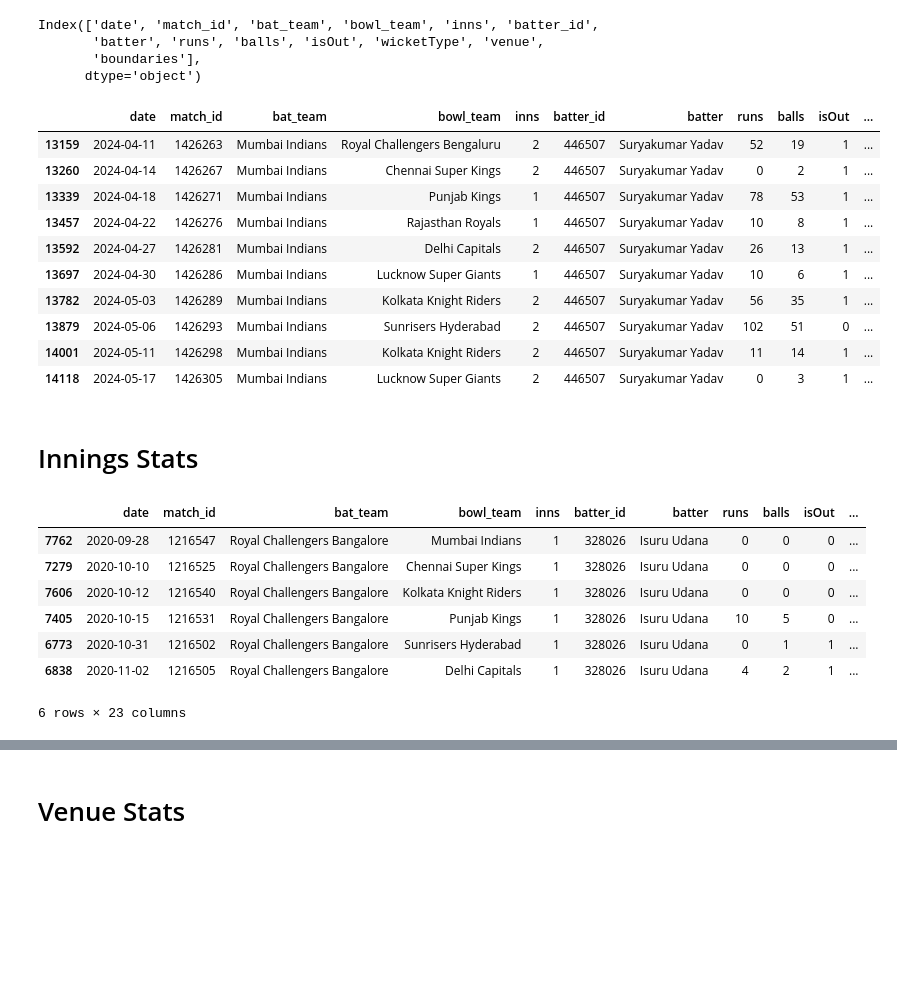
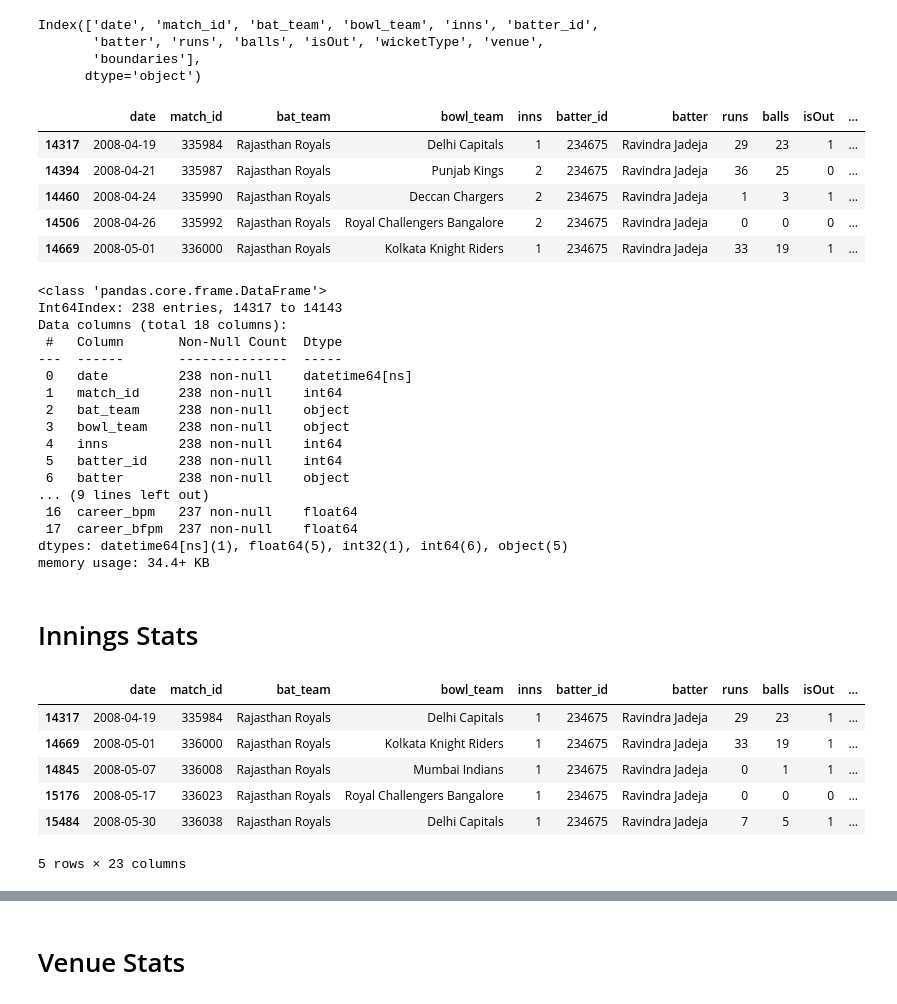
Before and after one commit to ShekhawaTTiku/IPL_Fantasy_Cricket_Team_Generator, a Jupyter notebook: notebooks/feature_creation/Batting_processing_features.ipynb, the cells around one changed output, grey strips where cells are left out. Drawn from its saved outputs; the diff is of its cells as text; code cells hidden in the pictures; blank space fills up the shorter version.

```diff
--- a/notebooks/feature_creation/Batting_processing_features.ipynb
+++ b/notebooks/feature_creation/Batting_processing_features.ipynb
@@ -16,9 +17,20 @@ df = pd.read_csv(path + '/ganjoo_ipl_mbm_bat_final.csv')
+# %%
+# USE THIS WHEN RUNNING LOCALLY
+
+import pandas as pd
+import numpy as np
+
+df = pd.read_csv(r"C:\Users\HP\jupyter notebook files\FIFS_IPL\data\mbm\combined_ipl_mbm_bat.csv")
 # %%
 df['date'] = pd.to_datetime(df['date'])
 
 df['boundaries'] = df['fours'] + df['sixes']
 
 df.drop(columns = ['fours', 'sixes', 'sr', 'bowler_id', 'bowler'], inplace=True)
+
+players_detail = pd.read_csv(r"C:\Users\HP\jupyter notebook files\FIFS_IPL\data\register_data\player_details.csv")
+name_corrector = dict(zip(players_detail['key_cricinfo'], players_detail['cricbuzz_name']))
+df['batter'] = df['batter_id'].map(name_corrector)
 # %% [markdown]
 # Career Stats
 # %%
@@ -36,11 +48,11 @@ Index(['date', 'match_id', 'bat_team', 'bowl_team', 'inns', 'batter_id',
 df.sort_values(by=['batter_id', 'date'], inplace=True)
 
 # Compute cumulative stats for each batter
-df['cumulative_runs'] = df.groupby('batter')['runs'].cumsum() - df['runs']
-df['cumulative_dismissals'] = df.groupby('batter')['isOut'].cumsum() - df['isOut']
-df['cumulative_matches'] = df.groupby('batter').cumcount()
-df['cumulative_balls'] = df.groupby('batter')['balls'].cumsum() - df['balls']
-df['cumulative_boundaries'] = df.groupby('batter')['boundaries'].cumsum() - df['boundaries']
+df['cumulative_runs'] = df.groupby('batter_id')['runs'].cumsum() - df['runs']
+df['cumulative_dismissals'] = df.groupby('batter_id')['isOut'].cumsum() - df['isOut']
+df['cumulative_matches'] = df.groupby('batter_id').cumcount()
+df['cumulative_balls'] = df.groupby('batter_id')['balls'].cumsum() - df['balls']
+df['cumulative_boundaries'] = df.groupby('batter_id')['boundaries'].cumsum() - df['boundaries']
 
 # Compute batting statistics
 df['career_avg'] = df['cumulative_runs'] / df['cumulative_dismissals'].replace(0, 1)
@@ -63,19 +75,34 @@ for col in career_cols:
 # making the first val as Null
 df.loc[df.groupby(['batter']).head(1).index, career_cols] = pd.NA
 # %%
-df[df['batter_id'] == 446507].tail(10)
+df[df['batter_id'] == 234675].head()
 # %% [output]
 |  | date | match_id | bat_team | bowl_team | inns | batter_id | batter | runs | balls | isOut | ... |
-| 13159 | 2024-04-11 | 1426263 | Mumbai Indians | Royal Challengers Bengaluru | 2 | 446507 | Suryakumar Yadav | 52 | 19 | 1 | ... |
-| 13260 | 2024-04-14 | 1426267 | Mumbai Indians | Chennai Super Kings | 2 | 446507 | Suryakumar Yadav | 0 | 2 | 1 | ... |
-| 13339 | 2024-04-18 | 1426271 | Mumbai Indians | Punjab Kings | 1 | 446507 | Suryakumar Yadav | 78 | 53 | 1 | ... |
-| 13457 | 2024-04-22 | 1426276 | Mumbai Indians | Rajasthan Royals | 1 | 446507 | Suryakumar Yadav | 10 | 8 | 1 | ... |
-| 13592 | 2024-04-27 | 1426281 | Mumbai Indians | Delhi Capitals | 2 | 446507 | Suryakumar Yadav | 26 | 13 | 1 | ... |
-| 13697 | 2024-04-30 | 1426286 | Mumbai Indians | Lucknow Super Giants | 1 | 446507 | Suryakumar Yadav | 10 | 6 | 1 | ... |
-| 13782 | 2024-05-03 | 1426289 | Mumbai Indians | Kolkata Knight Riders | 2 | 446507 | Suryakumar Yadav | 56 | 35 | 1 | ... |
-| 13879 | 2024-05-06 | 1426293 | Mumbai Indians | Sunrisers Hyderabad | 2 | 446507 | Suryakumar Yadav | 102 | 51 | 0 | ... |
-| 14001 | 2024-05-11 | 1426298 | Mumbai Indians | Kolkata Knight Riders | 2 | 446507 | Suryakumar Yadav | 11 | 14 | 1 | ... |
-| 14118 | 2024-05-17 | 1426305 | Mumbai Indians | Lucknow Super Giants | 2 | 446507 | Suryakumar Yadav | 0 | 3 | 1 | ... |
+| 14317 | 2008-04-19 | 335984 | Rajasthan Royals | Delhi Capitals | 1 | 234675 | Ravindra Jadeja | 29 | 23 | 1 | ... |
+| 14394 | 2008-04-21 | 335987 | Rajasthan Royals | Punjab Kings | 2 | 234675 | Ravindra Jadeja | 36 | 25 | 0 | ... |
+| 14460 | 2008-04-24 | 335990 | Rajasthan Royals | Deccan Chargers | 2 | 234675 | Ravindra Jadeja | 1 | 3 | 1 | ... |
+| 14506 | 2008-04-26 | 335992 | Rajasthan Royals | Royal Challengers Bangalore | 2 | 234675 | Ravindra Jadeja | 0 | 0 | 0 | ... |
+| 14669 | 2008-05-01 | 336000 | Rajasthan Royals | Kolkata Knight Riders | 1 | 234675 | Ravindra Jadeja | 33 | 19 | 1 | ... |
+# %%
+df[df['batter_id'] == 234675].info() # NOTE - Career columns can have one row of null values for each batter
+# %% [output]
+<class 'pandas.core.frame.DataFrame'>
+Int64Index: 238 entries, 14317 to 14143
+Data columns (total 18 columns):
+ #   Column       Non-Null Count  Dtype
+---  ------       --------------  -----
+ 0   date         238 non-null    datetime64[ns]
+ 1   match_id     238 non-null    int64
+ 2   bat_team     238 non-null    object
+ 3   bowl_team    238 non-null    object
+ 4   inns         238 non-null    int64
+ 5   batter_id    238 non-null    int64
+ 6   batter       238 non-null    object
+... (9 lines left out)
+ 16  career_bpm   237 non-null    float64
+ 17  career_bfpm  237 non-null    float64
+dtypes: datetime64[ns](1), float64(5), int32(1), int64(6), object(5)
+memory usage: 34.4+ KB
 # %% [markdown]
 # Innings Stats
 # %%
@@ -110,13 +137,12 @@ for col in inns_cols:
 # making the first val as Null
 df.loc[df.groupby(['batter', 'inns']).head(1).index, inns_cols] = pd.NA
 # %%
-df[(df['batter_id'] == 328026) & (df['inns'] == 1)]
+df[(df['batter_id'] == 234675) & (df['inns'] == 1)].head()
 # %% [output]
 |  | date | match_id | bat_team | bowl_team | inns | batter_id | batter | runs | balls | isOut | ... |
-| 7762 | 2020-09-28 | 1216547 | Royal Challengers Bangalore | Mumbai Indians | 1 | 328026 | Isuru Udana | 0 | 0 | 0 | ... |
-| 7279 | 2020-10-10 | 1216525 | Royal Challengers Bangalore | Chennai Super Kings | 1 | 328026 | Isuru Udana | 0 | 0 | 0 | ... |
-| 7606 | 2020-10-12 | 1216540 | Royal Challengers Bangalore | Kolkata Knight Riders | 1 | 328026 | Isuru Udana | 0 | 0 | 0 | ... |
-| 7405 | 2020-10-15 | 1216531 | Royal Challengers Bangalore | Punjab Kings | 1 | 328026 | Isuru Udana | 10 | 5 | 0 | ... |
-| 6773 | 2020-10-31 | 1216502 | Royal Challengers Bangalore | Sunrisers Hyderabad | 1 | 328026 | Isuru Udana | 0 | 1 | 1 | ... |
-| 6838 | 2020-11-02 | 1216505 | Royal Challengers Bangalore | Delhi Capitals | 1 | 328026 | Isuru Udana | 4 | 2 | 1 | ... |
+| 14317 | 2008-04-19 | 335984 | Rajasthan Royals | Delhi Capitals | 1 | 234675 | Ravindra Jadeja | 29 | 23 | 1 | ... |
+| 14669 | 2008-05-01 | 336000 | Rajasthan Royals | Kolkata Knight Riders | 1 | 234675 | Ravindra Jadeja | 33 | 19 | 1 | ... |
+| 14845 | 2008-05-07 | 336008 | Rajasthan Royals | Mumbai Indians | 1 | 234675 | Ravindra Jadeja | 0 | 1 | 1 | ... |
+| 15176 | 2008-05-17 | 336023 | Rajasthan Royals | Royal Challengers Bangalore | 1 | 234675 | Ravindra Jadeja | 0 | 0 | 0 | ... |
+| 15484 | 2008-05-30 | 336038 | Rajasthan Royals | Delhi Capitals | 1 | 234675 | Ravindra Jadeja | 7 | 5 | 1 | ... |
-6 rows × 23 columns
+5 rows × 23 columns
```
Also changed, not shown: parts of 17 cells of this notebook, 1 other file.
